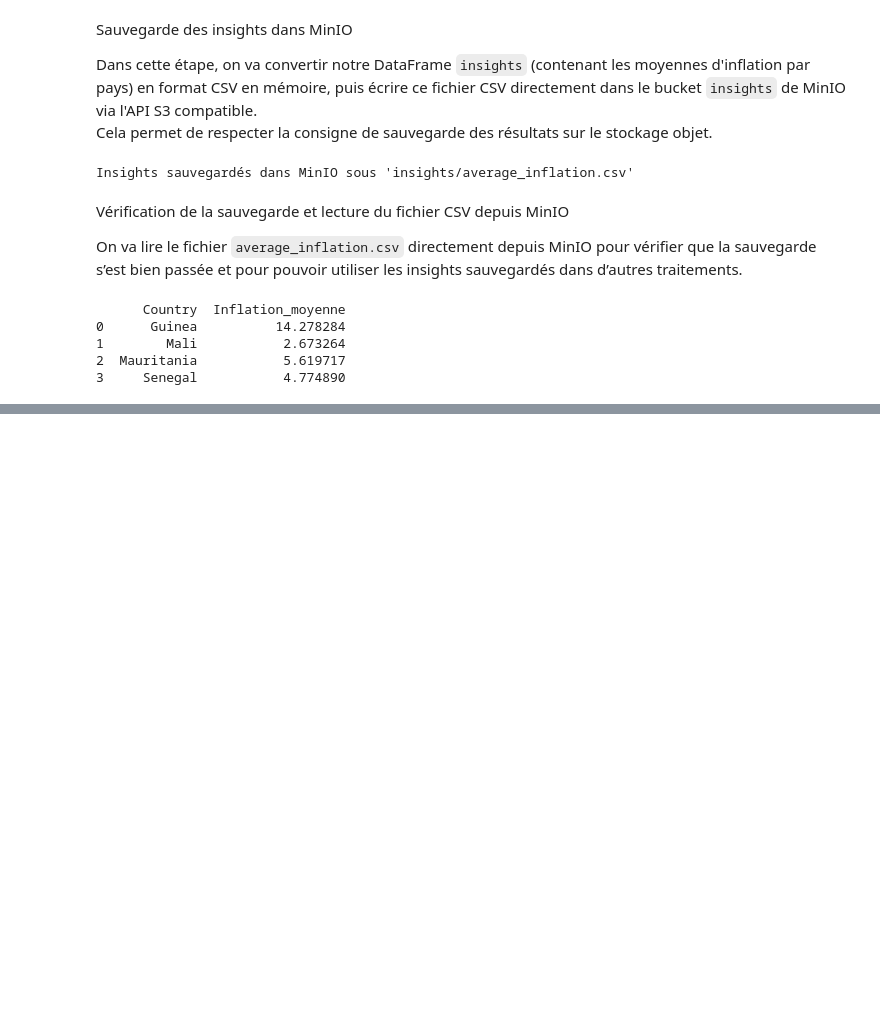
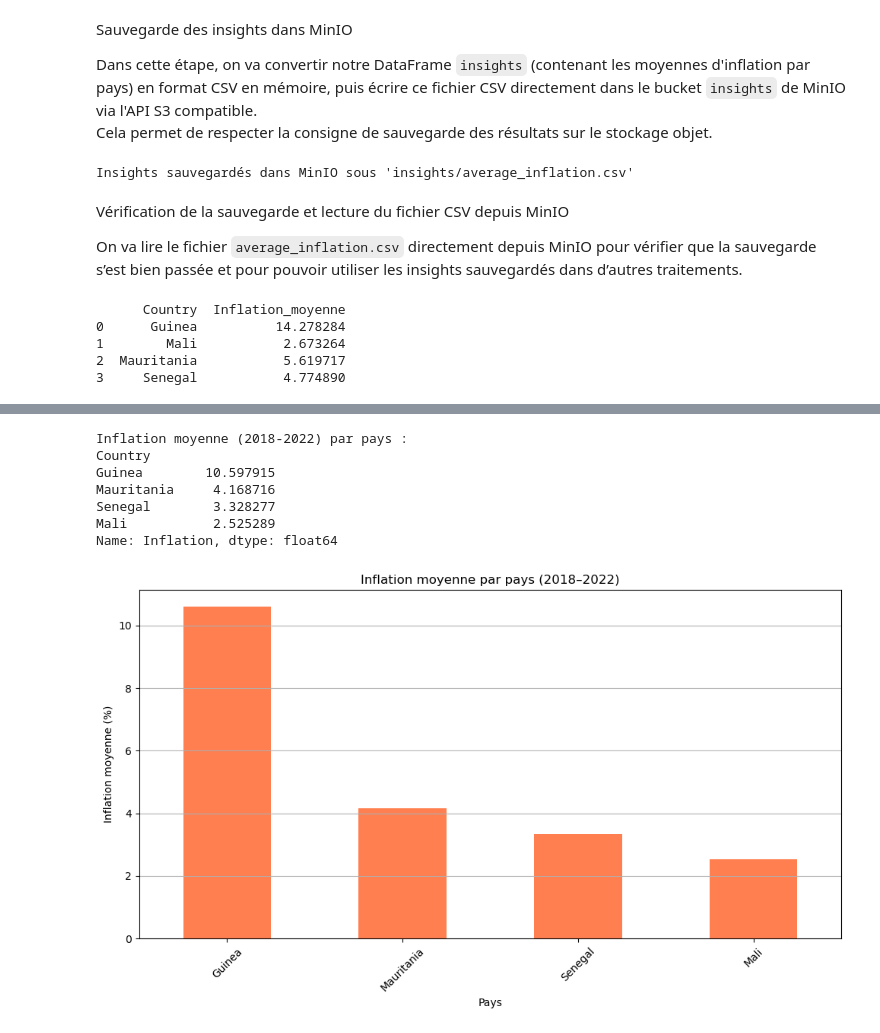
Before and after one commit to mohamedcamara2002/projet_big_data, a Jupyter notebook: _notebooks/projet.ipynb, the cells around one changed output, grey strips where cells are left out. Drawn from its saved outputs; the diff is of its cells as text; code cells hidden in the pictures; blank space fills up the shorter version.

```diff
--- a/_notebooks/projet.ipynb
+++ b/_notebooks/projet.ipynb
@@ -430,0 +454,6 @@ Connexion réussie à PostgreSQL
+# %%
+# Liste des pays ciblés
+pays = ['Senegal', 'Mali', 'Mauritania', 'Gambia', 'Guinea']
+
+# Filtrer les données pour ces pays
+selected_data = data[data['Country'].isin(pays)]
@@ -430,0 +487,30 @@ Connexion réussie à PostgreSQL
+# %%
+# Filtrer les données entre 2018 et 2022
+df_recent = selected_data[(selected_data['Year'] >= 2018) & (selected_data['Year'] <= 2022)]
+
+# Calcul des moyennes par pays
+recent_means = df_recent.groupby('Country')['Inflation'].mean().sort_values(ascending=False)
+
+# Affichage
+print("Inflation moyenne (2018-2022) par pays :")
+print(recent_means)
+
+# Visualisation
+plt.figure(figsize=(10,6))
+recent_means.plot(kind='bar', color='coral')
+plt.title("Inflation moyenne par pays (2018–2022)")
+plt.xlabel("Pays")
+plt.ylabel("Inflation moyenne (%)")
+plt.xticks(rotation=45)
+plt.grid(axis='y')
+plt.tight_layout()
+plt.show()
+# %% [output]
+Inflation moyenne (2018-2022) par pays :
+Country
+Guinea        10.597915
+Mauritania     4.168716
+Senegal        3.328277
+Mali           2.525289
+Name: Inflation, dtype: float64
+[figure, added]
```
Also changed, not shown: parts of 14 cells of this notebook, 10 other files.
